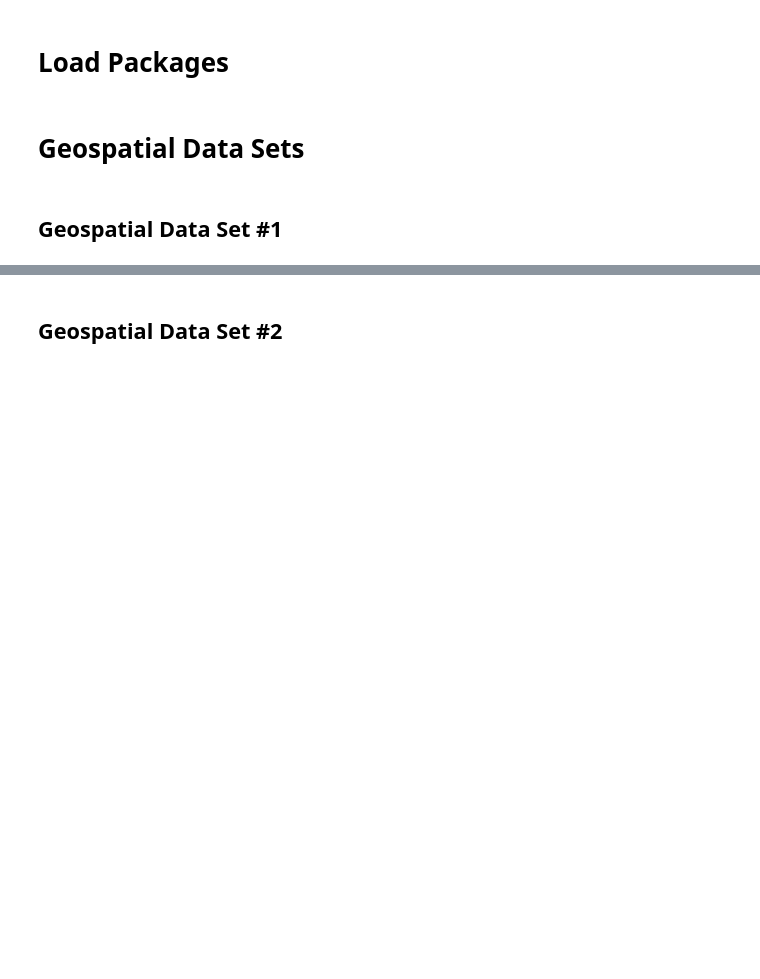
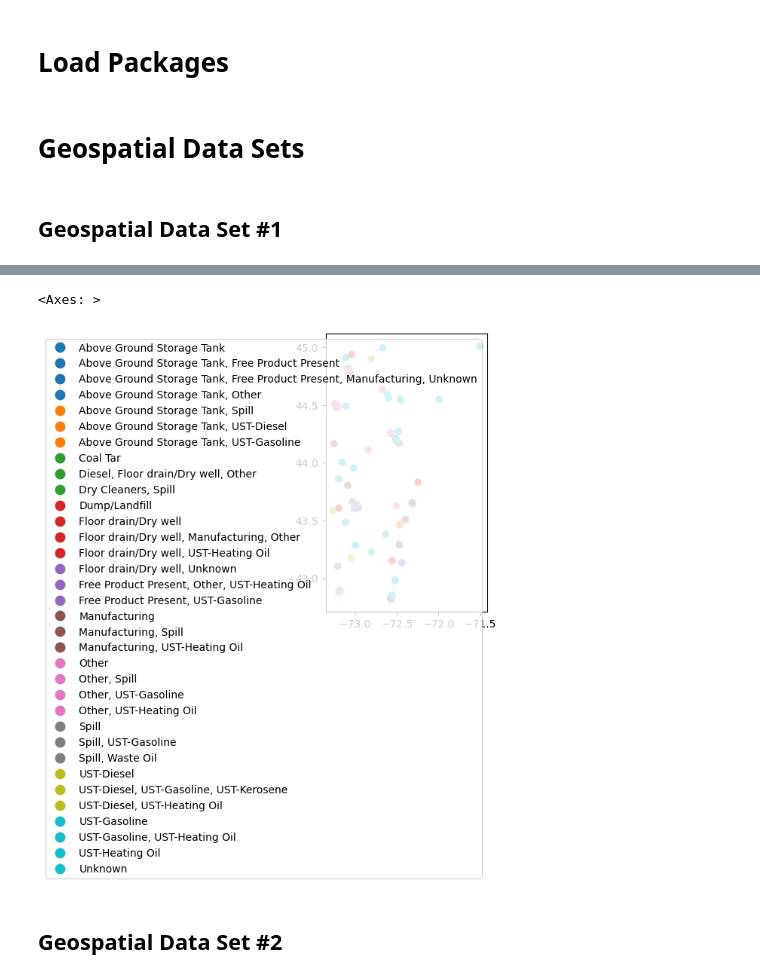
Before and after one commit to bonitr02/datasci_7_geospatial, a Jupyter notebook: datasci_7_geospatial.ipynb, the cells around one changed output, grey strips where cells are left out. Drawn from its saved outputs; the diff is of its cells as text; code cells hidden in the pictures; blank space fills up the shorter version.

```diff
--- a/datasci_7_geospatial.ipynb
+++ b/datasci_7_geospatial.ipynb
@@ -34,2 +101,7 @@ Index(['ObjectId', 'incident_number', 'ucr_category', 'type_of_firearm',
+# %%
+df1.plot("Source_Of_Contamination", legend=True)
+# %% [output]
+<Axes: >
+[figure, added]
 # %% [markdown]
 ## Geospatial Data Set #2
```
Also changed, not shown: parts of 31 cells of this notebook.
